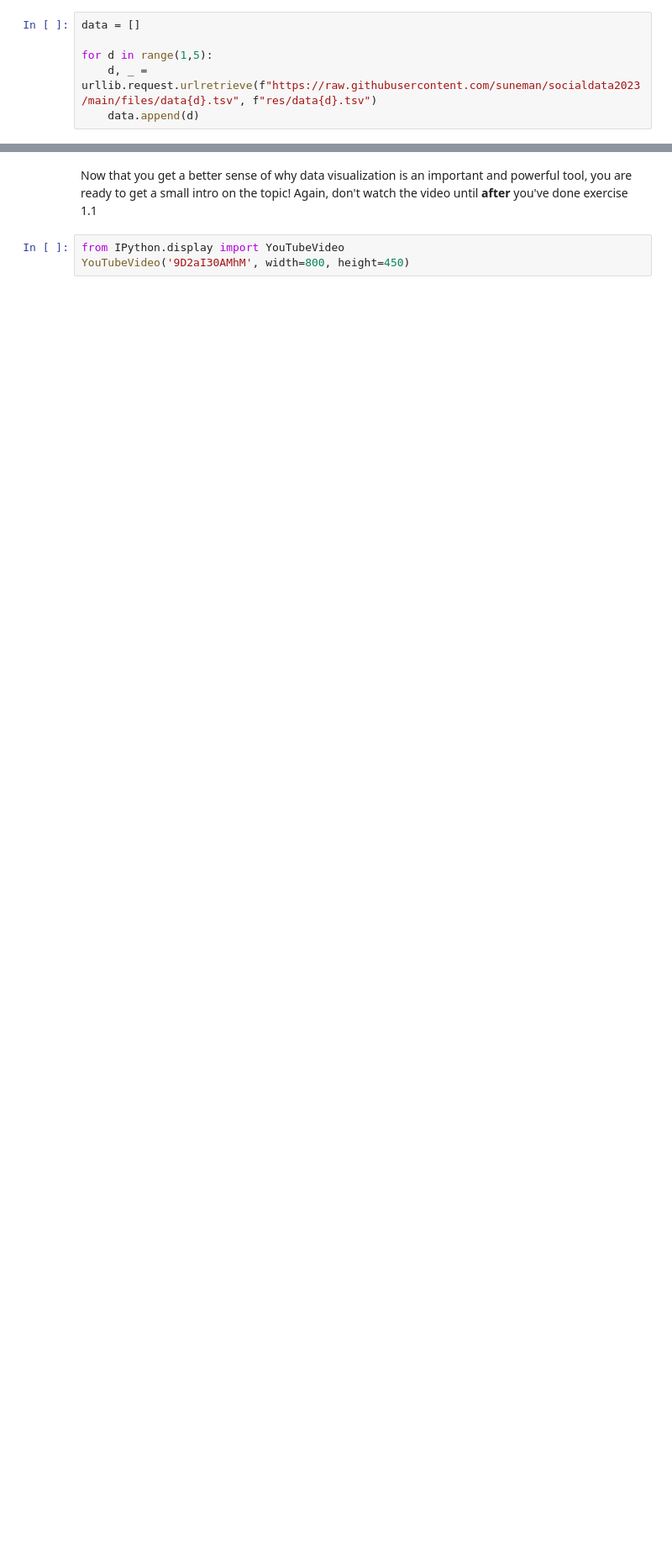
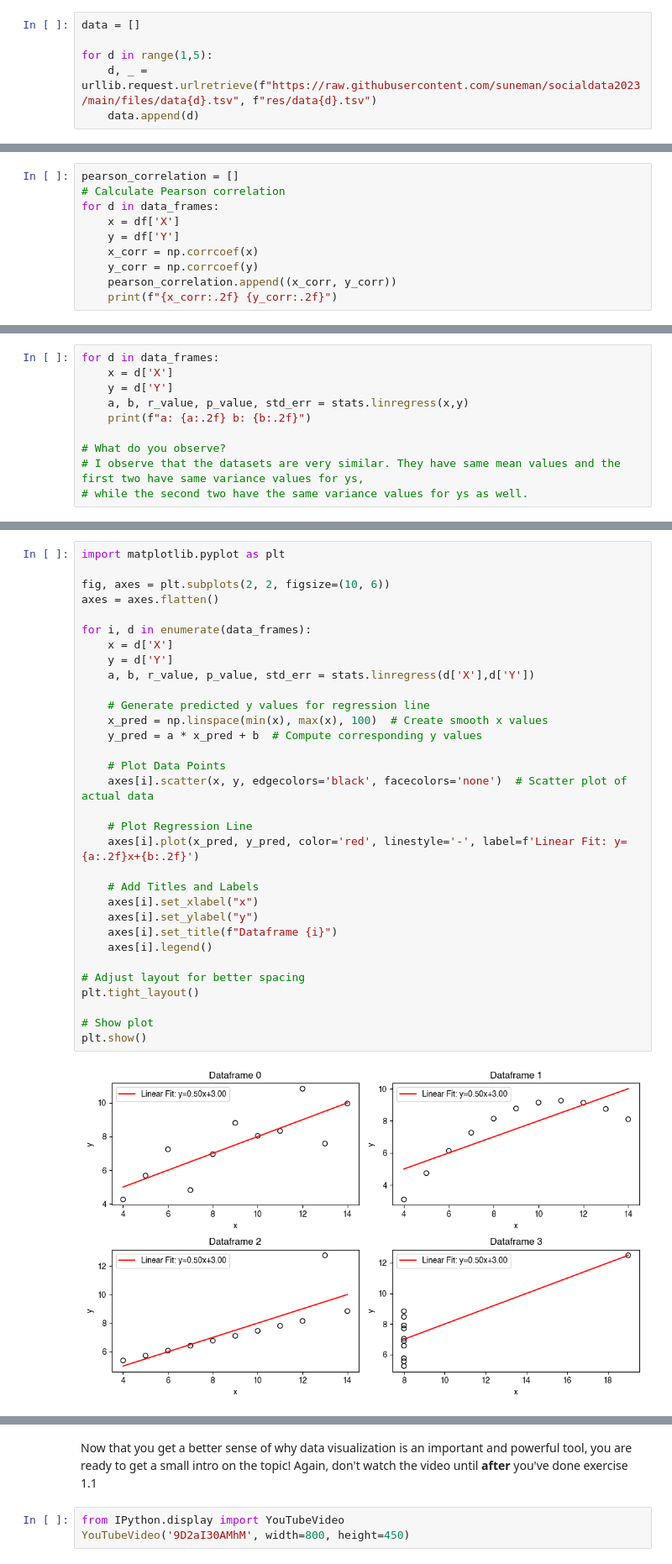
Before and after one commit to rakulmaria/socialdata2025, a Jupyter notebook: lectures/Week2.ipynb, the cells around one changed output, grey strips where cells are left out. Shown at 84% size. Drawn from its saved outputs; the diff is of its cells as text; blank space fills up the shorter version.

```diff
--- a/lectures/Week2.ipynb
+++ b/lectures/Week2.ipynb
@@ -84,0 +98,10 @@ print(data_frames[0])
+# %%
+pearson_correlation = []
+# Calculate Pearson correlation
+for d in data_frames:
+    x = df['X']
+    y = df['Y']
+    x_corr = np.corrcoef(x)
+    y_corr = np.corrcoef(y)
+    pearson_correlation.append((x_corr, y_corr))
+    print(f"{x_corr:.2f} {y_corr:.2f}")
@@ -84,0 +113,10 @@ print(data_frames[0])
+# %%
+for d in data_frames:
+    x = d['X']
+    y = d['Y']
+    a, b, r_value, p_value, std_err = stats.linregress(x,y)
+    print(f"a: {a:.2f} b: {b:.2f}")
+
+# What do you observe?
+# I observe that the datasets are very similar. They have same mean values and the first two have same variance values for ys,
+# while the second two have the same variance values for ys as well.
@@ -84,0 +128,34 @@ print(data_frames[0])
+# %%
+import matplotlib.pyplot as plt
+
+fig, axes = plt.subplots(2, 2, figsize=(10, 6))
+axes = axes.flatten()
+
+for i, d in enumerate(data_frames):
+    x = d['X']
+    y = d['Y']
+    a, b, r_value, p_value, std_err = stats.linregress(d['X'],d['Y'])
+
+    # Generate predicted y values for regression line
+    x_pred = np.linspace(min(x), max(x), 100)  # Create smooth x values
+    y_pred = a * x_pred + b  # Compute corresponding y values
+
+    # Plot Data Points
+    axes[i].scatter(x, y, edgecolors='black', facecolors='none')  # Scatter plot of actual data
+
+    # Plot Regression Line
+    axes[i].plot(x_pred, y_pred, color='red', linestyle='-', label=f'Linear Fit: y={a:.2f}x+{b:.2f}')
+
+    # Add Titles and Labels
+    axes[i].set_xlabel("x")
+    axes[i].set_ylabel("y")
+    axes[i].set_title(f"Dataframe {i}")
+    axes[i].legend()
+
+# Adjust layout for better spacing
+plt.tight_layout()
+
+# Show plot
+plt.show()
+# %% [output]
+[figure, added]
```
Also changed, not shown: parts of 16 cells of this notebook.
